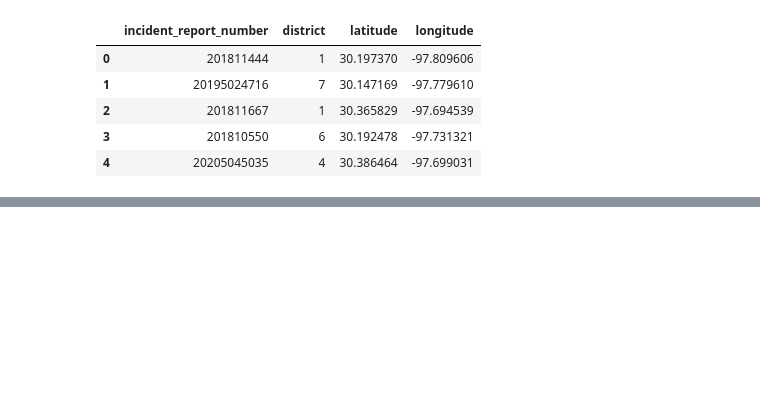
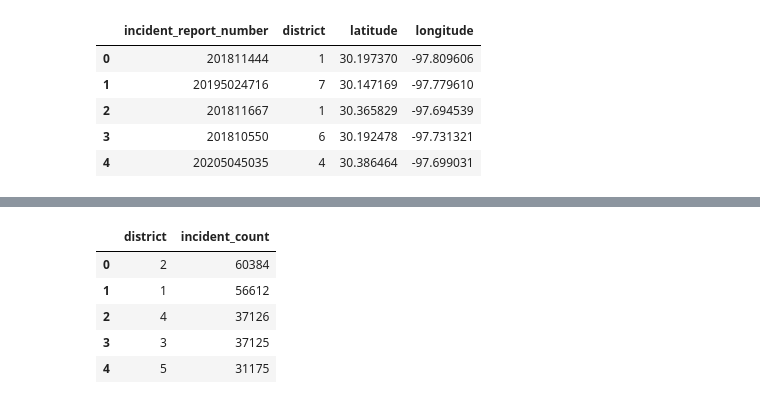
Before and after one commit to DonnieData/austin_crime_EDA, a Jupyter notebook: crime_data_EDA.ipynb, the cells around one changed output, grey strips where cells are left out. Saved outputs shown, nothing was run; the diff lists cells and outputs as text; code cells hidden in the pictures; blank space fills up the shorter version.

```diff
--- a/crime_data_EDA.ipynb
+++ b/crime_data_EDA.ipynb
@@ -183,0 +244,17 @@ loc_frame.to_csv('loc_frame.csv',index=False)
+# %%
+top_district = db_frame('''SELECT district,
+                            COUNT(incident_report_number) as incident_count
+                      FROM  crime_incidents
+                      GROUP BY district
+                      ORDER BY incident_count DESC
+                      LIMIT 10;
+                            ''')
+# %%
+top_district.head()
+# %% [output]
+|  | district | incident_count |
+| 0 | 2 | 60384 |
+| 1 | 1 | 56612 |
+| 2 | 4 | 37126 |
+| 3 | 3 | 37125 |
+| 4 | 5 | 31175 |
```
Also changed, not shown: parts of 15 cells of this notebook.
